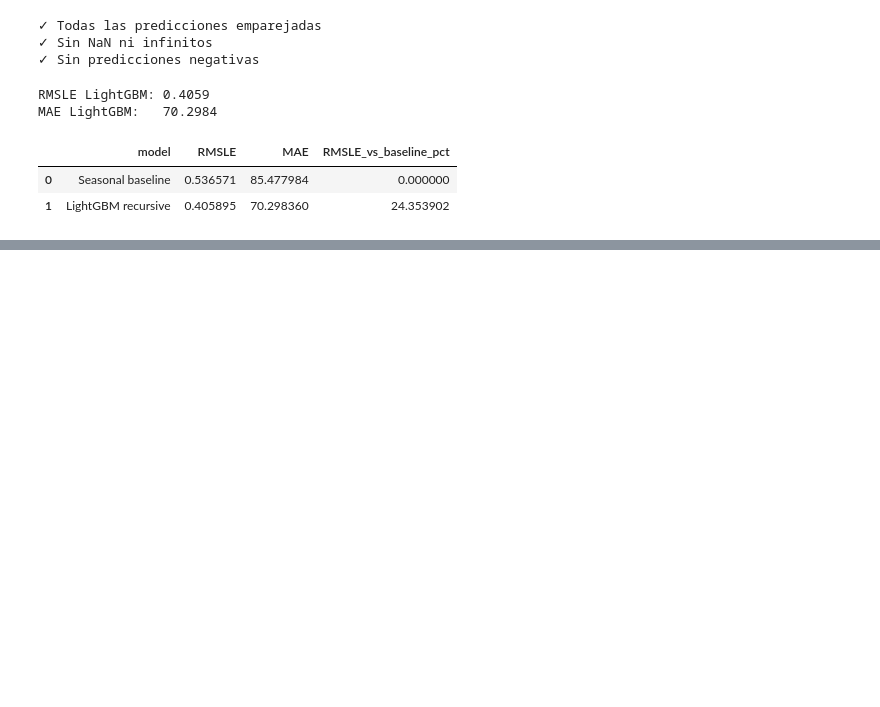
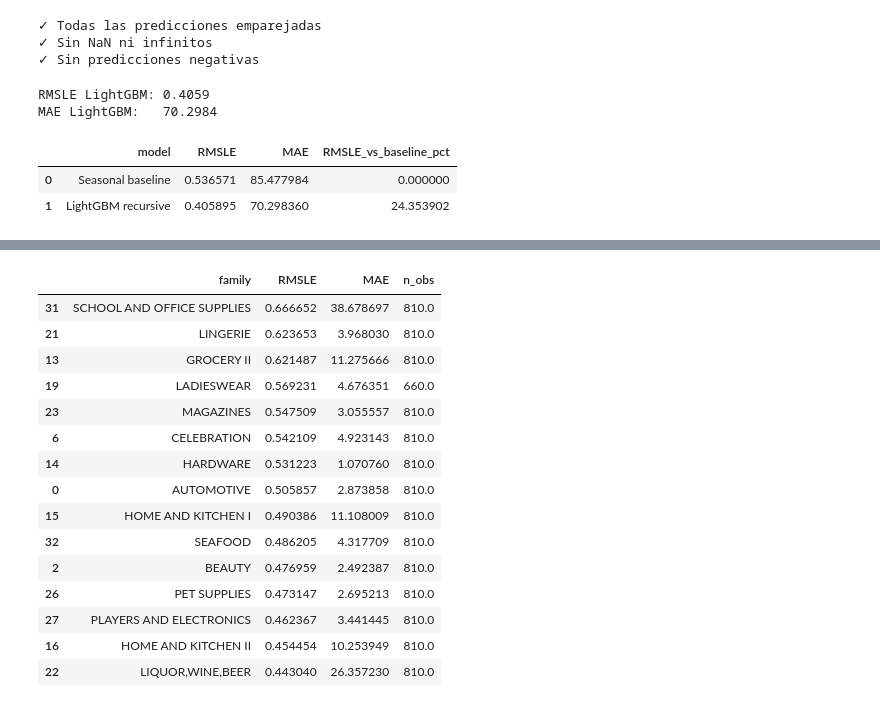
Before and after one commit to moiseslobayza/bekantor-demand-intelligence, a Jupyter notebook: notebooks/05_modeling.ipynb, the cells around one changed output, grey strips where cells are left out. Cells and saved outputs as stored; diff of their text form; code cells hidden in the pictures; blank space fills up the shorter version.

```diff
--- a/notebooks/05_modeling.ipynb
+++ b/notebooks/05_modeling.ipynb
@@ -747,0 +861,41 @@ model_results
+# %%
+family_diagnostics = (
+    lgbm_eval
+    .groupby("family", as_index=False)
+    .apply(
+        lambda g: pd.Series({
+            "RMSLE": rmsle(
+                g["sales"],
+                g["prediction"],
+            ),
+            "MAE": np.mean(
+                np.abs(
+                    g["sales"]
+                    - g["prediction"]
+                )
+            ),
+            "n_obs": len(g),
+        }),
+        include_groups=False,
+    )
+    .sort_values("RMSLE", ascending=False)
+)
+
+family_diagnostics.head(15)
+# %% [output]
+|  | family | RMSLE | MAE | n_obs |
+| 31 | SCHOOL AND OFFICE SUPPLIES | 0.666652 | 38.678697 | 810.0 |
+| 21 | LINGERIE | 0.623653 | 3.968030 | 810.0 |
+| 13 | GROCERY II | 0.621487 | 11.275666 | 810.0 |
+| 19 | LADIESWEAR | 0.569231 | 4.676351 | 660.0 |
+| 23 | MAGAZINES | 0.547509 | 3.055557 | 810.0 |
+| 6 | CELEBRATION | 0.542109 | 4.923143 | 810.0 |
+| 14 | HARDWARE | 0.531223 | 1.070760 | 810.0 |
+| 0 | AUTOMOTIVE | 0.505857 | 2.873858 | 810.0 |
+| 15 | HOME AND KITCHEN I | 0.490386 | 11.108009 | 810.0 |
+| 32 | SEAFOOD | 0.486205 | 4.317709 | 810.0 |
+| 2 | BEAUTY | 0.476959 | 2.492387 | 810.0 |
+| 26 | PET SUPPLIES | 0.473147 | 2.695213 | 810.0 |
+| 27 | PLAYERS AND ELECTRONICS | 0.462367 | 3.441445 | 810.0 |
+| 16 | HOME AND KITCHEN II | 0.454454 | 10.253949 | 810.0 |
+| 22 | LIQUOR,WINE,BEER | 0.443040 | 26.357230 | 810.0 |
```
Also changed, not shown: parts of 14 cells of this notebook.
